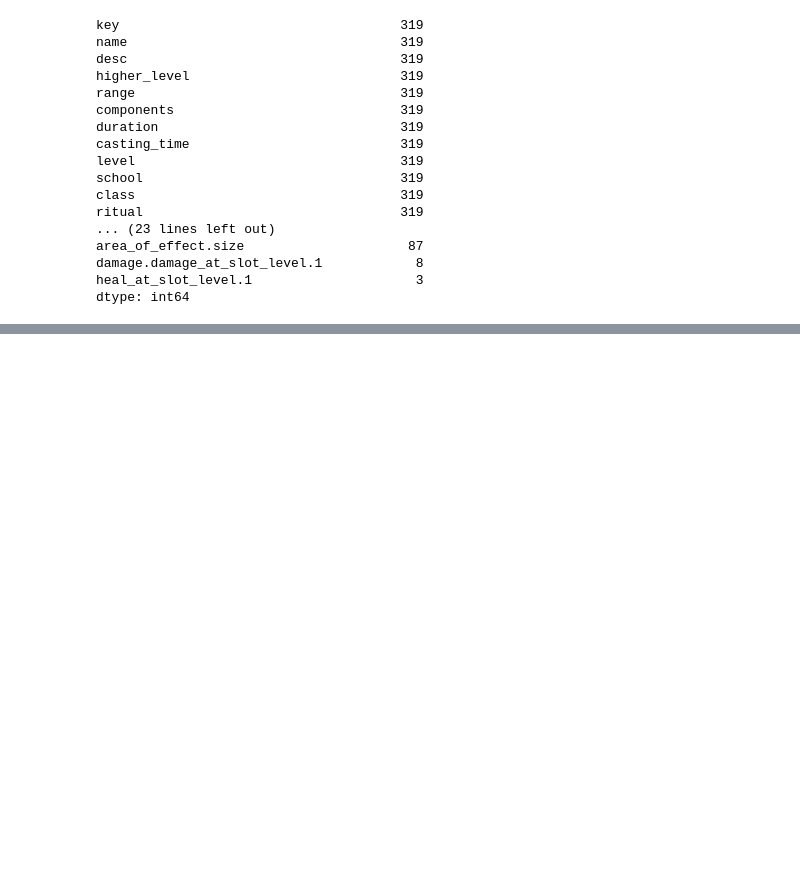
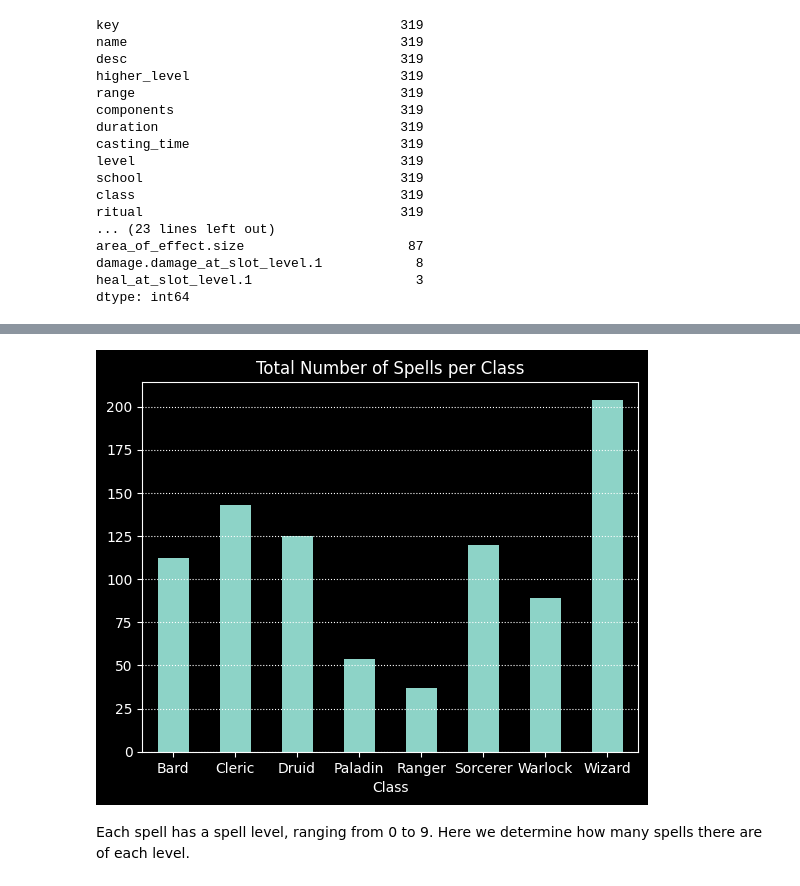
Before and after one commit to AdamSCohen/dnd_analysis, a Jupyter notebook: main.ipynb, the cells around one changed output, grey strips where cells are left out. Saved outputs shown, nothing was run; the diff lists cells and outputs as text; code cells hidden in the pictures; blank space fills up the shorter version.

```diff
--- a/main.ipynb
+++ b/main.ipynb
@@ -374,0 +420,12 @@ dtype: int64
+# %%
+class_spells = pd.DataFrame({'Class' : ['Bard','Cleric', 'Druid', 'Paladin', 'Ranger','Sorcerer', 'Warlock', 'Wizard'],
+                               'count' : [spells['class'].str.count('Bard').sum(),
+                                          spells['class'].str.count('Cleric').sum(),
+                                          spells['class'].str.count('Druid').sum(),
+                                          spells['class'].str.count('Paladin').sum(),
+                                          spells['class'].str.count('Ranger').sum(),
+                                          spells['class'].str.count('Sorcerer').sum(),
+                                          spells['class'].str.count('Warlock').sum(),
+                                          spells['class'].str.count('Wizard').sum()]})
+
+class_spells
@@ -374,0 +442,11 @@ dtype: int64
+# %%
+class_spells.plot(kind='bar', x='Class', legend=None)
+plt.grid(axis = 'y', linestyle=':')
+plt.xticks(rotation=0)
+plt.title('Total Number of Spells per Class')
+plt.show()
+# %% [output]
+[figure, added]
+# %% [markdown]
+Each spell has a spell level, ranging from 0 to 9.
+Here we determine how many spells there are of each level.
```
Also changed, not shown: parts of 12 cells of this notebook.
